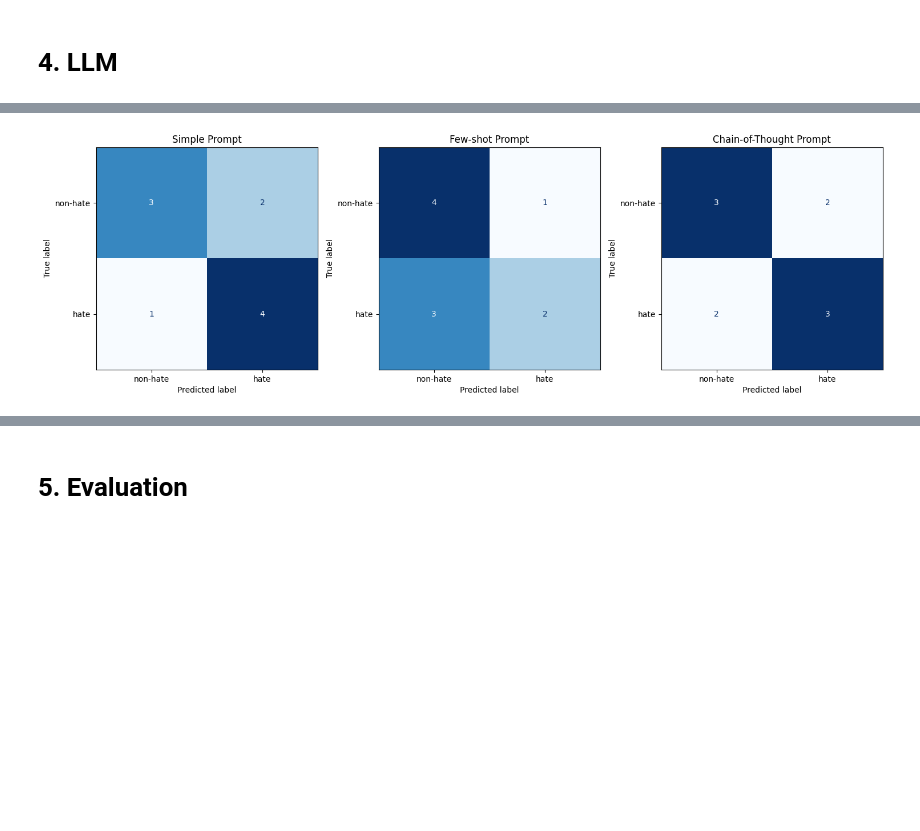
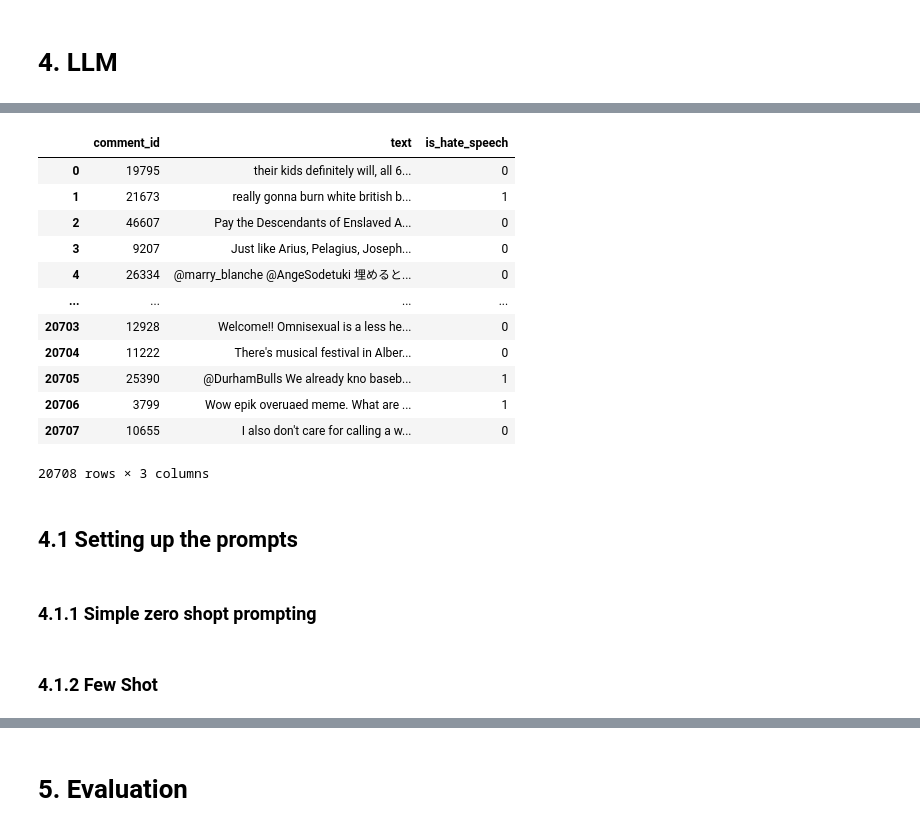
Before and after one commit to AugustBjerg/NLP-exam, a Jupyter notebook: notebooks/NLP_EXAM_FINAL_v1.ipynb, the cells around one changed output, grey strips where cells are left out. Cells and saved outputs as stored; diff of their text form; code cells hidden in the pictures; blank space fills up the shorter version.

```diff
--- a/notebooks/NLP_EXAM_FINAL_v1.ipynb
+++ b/notebooks/NLP_EXAM_FINAL_v1.ipynb
@@ -1274,21 +878,18 @@ comp_df[['text', 'true_label',
-# %%
-from sklearn.metrics import confusion_matrix, ConfusionMatrixDisplay
-
-def plot_conf_matrix(ax, y_true, y_pred, title, labels=['non-hate', 'hate'], cmap='Blues'):
-    cm = confusion_matrix(y_true, y_pred)
-    disp = ConfusionMatrixDisplay(confusion_matrix=cm, display_labels=labels)
-    disp.plot(ax=ax, colorbar=False, cmap=cmap)
-    ax.set_title(title)
-
-# Set up the plot
-fig, axs = plt.subplots(1, 3, figsize=(15, 5))
-
-# Plot each confusion matrix
-plot_conf_matrix(axs[0], comp_df['true_label'], comp_df['pred_simple'], 'Simple Prompt')
-plot_conf_matrix(axs[1], comp_df['true_label'], comp_df['pred_few'], 'Few-shot Prompt')
-plot_conf_matrix(axs[2], comp_df['true_label'], comp_df['pred_cot'], 'Chain-of-Thought Prompt')
-
-plt.tight_layout()
-plt.show()
-# %% [output]
-[figure, removed]
+# %%
+llm_df = filtered_df[['comment_id', 'text', 'is_hate_speech']].copy()
+
+llm_df
+# %% [output]
+|  | comment_id | text | is_hate_speech |
+| 0 | 19795 | their kids definitely will, all 6... | 0 |
+| 1 | 21673 | really gonna burn white british b... | 1 |
+| 2 | 46607 | Pay the Descendants of Enslaved A... | 0 |
+| 3 | 9207 | Just like Arius, Pelagius, Joseph... | 0 |
+| 4 | 26334 | @marry_blanche @AngeSodetuki 埋めると... | 0 |
+| ... | ... | ... | ... |
+| 20703 | 12928 | Welcome!! Omnisexual is a less he... | 0 |
+| 20704 | 11222 | There's musical festival in Alber... | 0 |
+| 20705 | 25390 | @DurhamBulls We already kno baseb... | 1 |
+| 20706 | 3799 | Wow epik overuaed meme. What are ... | 1 |
+| 20707 | 10655 | I also don't care for calling a w... | 0 |
+20708 rows × 3 columns
@@ -1294,0 +898,4 @@ plt.show()
+# %% [markdown]
+## 4.1  Setting up the prompts
+# %% [markdown]
+### 4.1.1 Simple zero shopt prompting
@@ -1294,0 +908,2 @@ plt.show()
+# %% [markdown]
+### 4.1.2 Few Shot
```
Also changed, not shown: parts of 61 cells of this notebook.
